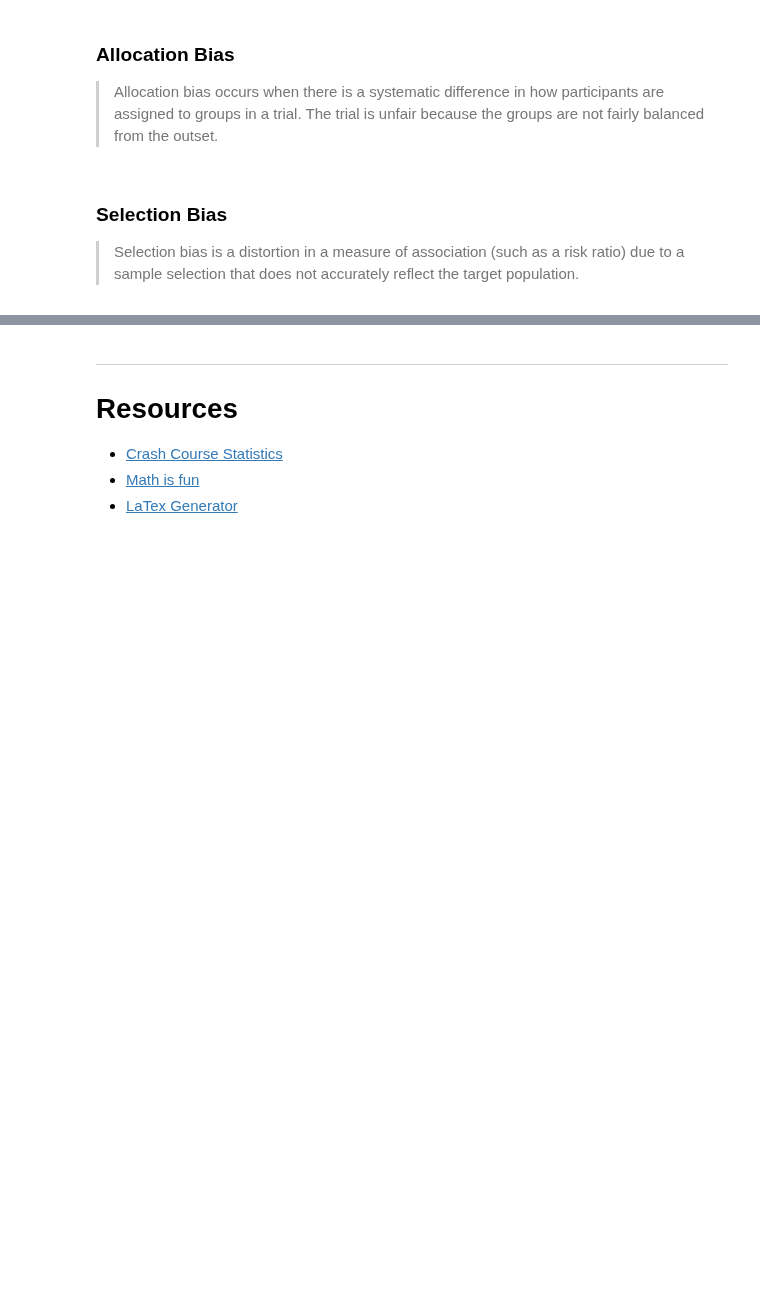
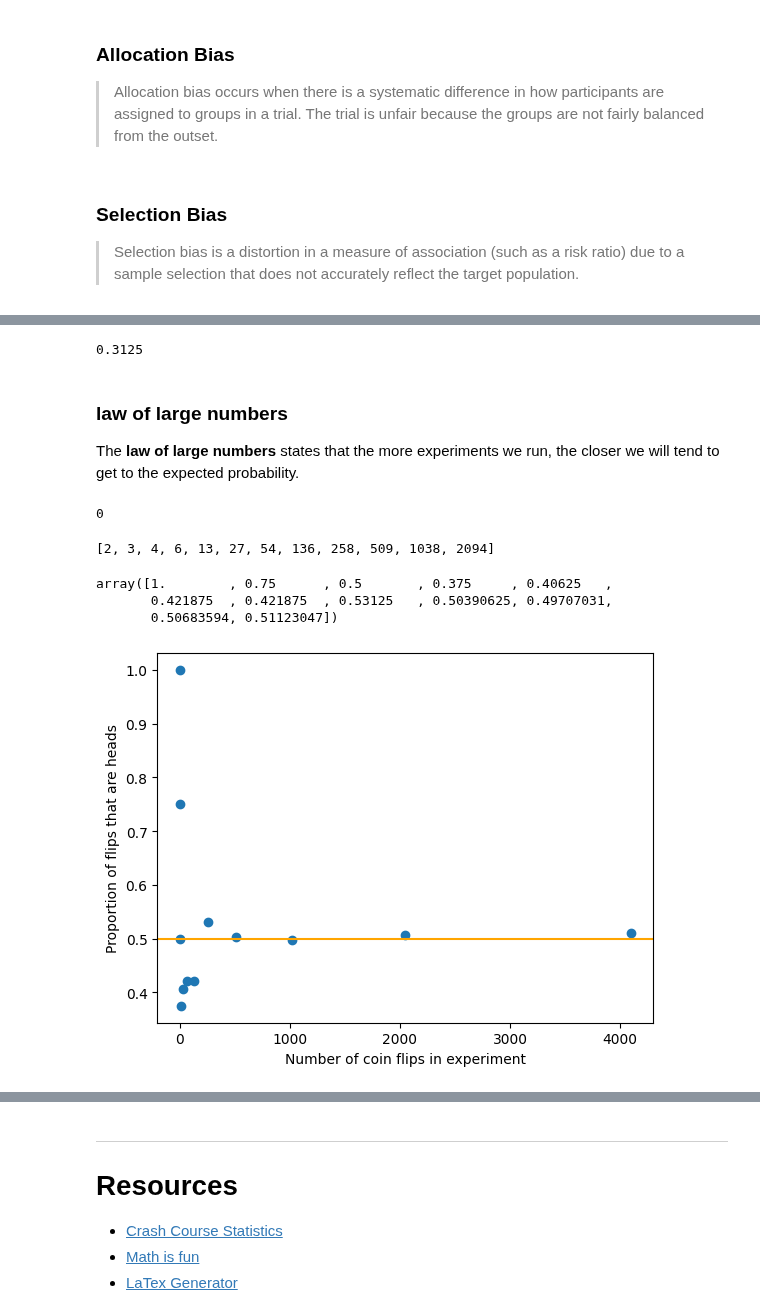
Before and after one commit to cyrus2281/notes, a Jupyter notebook: Math/Statistics.ipynb, the cells around one changed output, grey strips where cells are left out. Cells and saved outputs as stored; diff of their text form; code cells hidden in the pictures; blank space fills up the shorter version.

```diff
--- a/Math/Statistics.ipynb
+++ b/Math/Statistics.ipynb
@@ -1501,0 +1609,41 @@ To increase power
+# %%
+def combination(n, k):
+    n_choose_k = factorial(n)/(factorial(k)*factorial(n-k))
+    return n_choose_k/2**n
+
+# Probability of getting 3 heads while flipping a coin 5 times
+combination(5, 3)
+# %% [output]
+0.3125
+# %% [markdown]
+### law of large numbers
+
+The **law of large numbers** states that the more experiments we run, the closer we will tend to get to the expected probability.
+# %%
+ns = np.array([2, 4, 8, 16, 32, 64, 128, 256, 512, 1024, 2048, 4096])
+np.random.seed(42)
+
+# two arguments as number of coin flips in experiment and probability of heads
+np.random.binomial(1, 0.5)
+# %% [output]
+0
+# %%
+heads_count = [np.random.binomial(n, 0.5) for n in ns]
+heads_count
+# %% [output]
+[2, 3, 4, 6, 13, 27, 54, 136, 258, 509, 1038, 2094]
+# %%
+proportion_heads = heads_count/ns
+proportion_heads
+# %% [output]
+array([1.        , 0.75      , 0.5       , 0.375     , 0.40625   ,
+       0.421875  , 0.421875  , 0.53125   , 0.50390625, 0.49707031,
+       0.50683594, 0.51123047])
+# %%
+fig, ax = plt.subplots()
+plt.xlabel('Number of coin flips in experiment')
+plt.ylabel('Proportion of flips that are heads')
+plt.axhline(0.5, color='orange')
+_ = ax.scatter(ns, proportion_heads)
+# %% [output]
+[figure, added]
```
Also changed, not shown: parts of 72 cells of this notebook.
